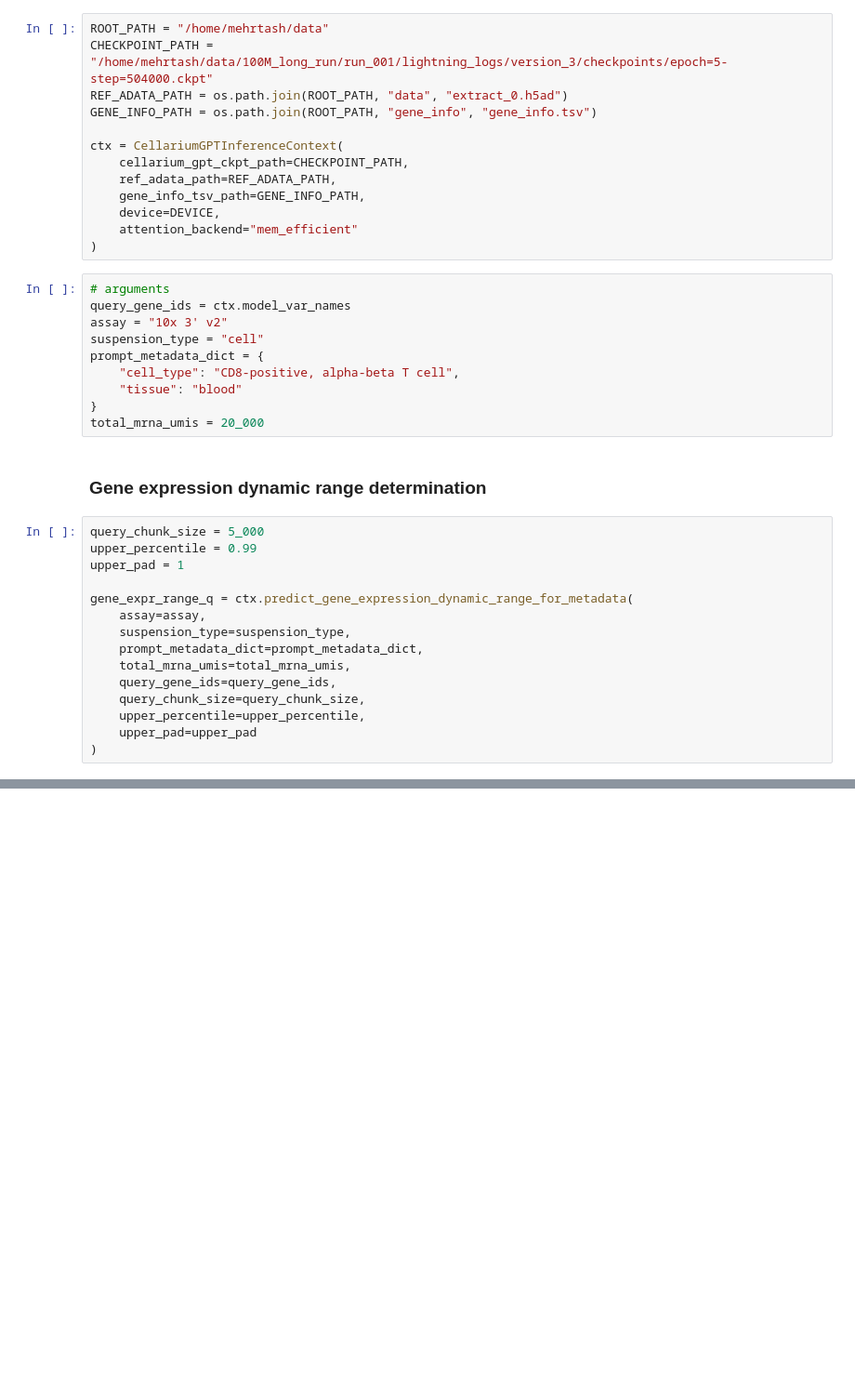
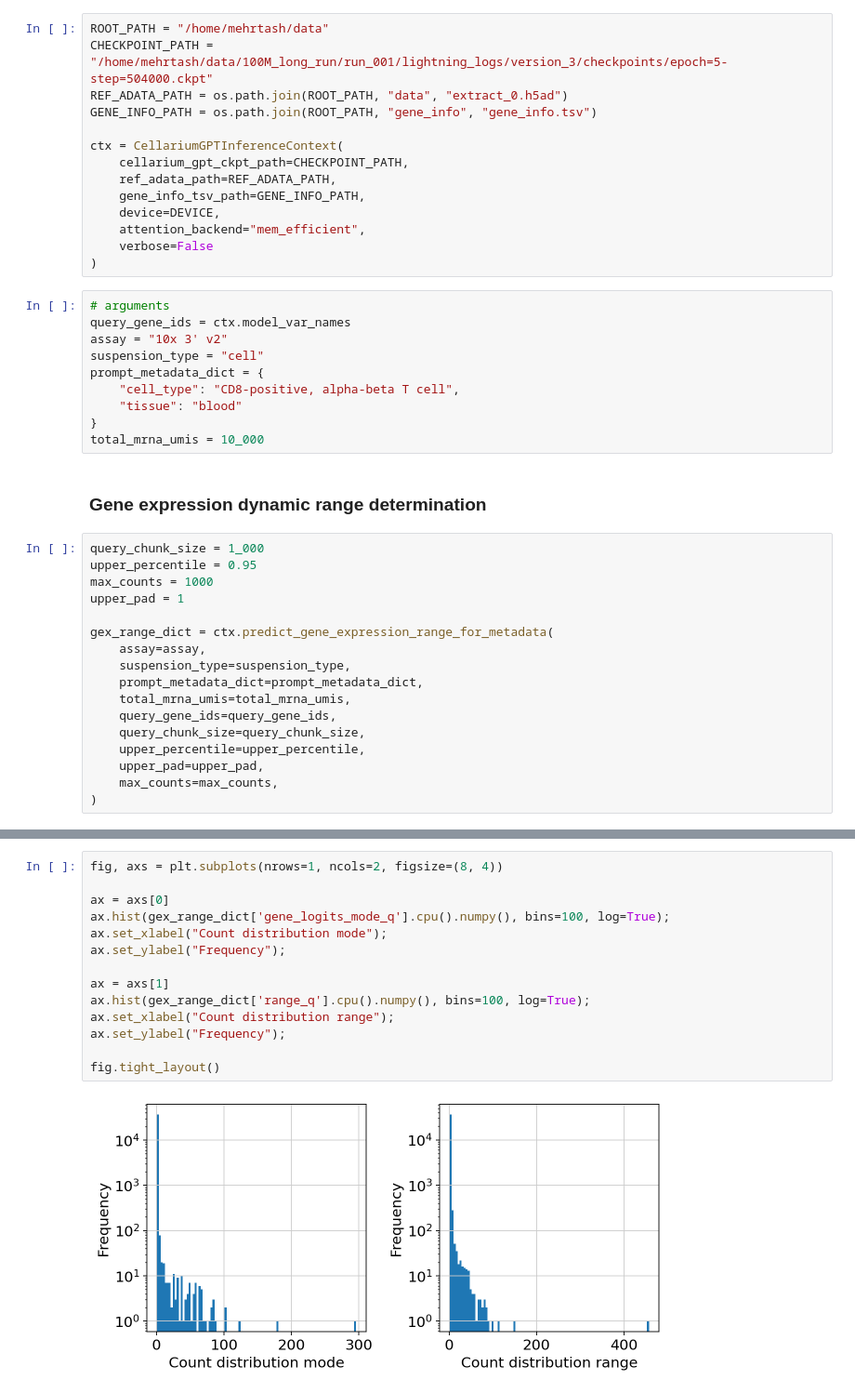
Before and after one commit to cellarium-ai/cellarium-ml, a Jupyter notebook: notebooks/cellariumgpt_inference/09_linear_response_by_cell_type_prompting.ipynb, the cells around one changed output, grey strips where cells are left out. Shown at 93% size. Cells and saved outputs as stored; diff of their text form; blank space fills up the shorter version.

```diff
--- a/notebooks/cellariumgpt_inference/09_linear_response_by_cell_type_prompting.ipynb
+++ b/notebooks/cellariumgpt_inference/09_linear_response_by_cell_type_prompting.ipynb
@@ -30,7 +27,8 @@ ctx = CellariumGPTInferenceContext(
     ref_adata_path=REF_ADATA_PATH,
     gene_info_tsv_path=GENE_INFO_PATH,
     device=DEVICE,
-    attention_backend="mem_efficient"
+    attention_backend="mem_efficient",
+    verbose=False
 )
 # %%
 # arguments
@@ -41,15 +39,16 @@ prompt_metadata_dict = {
     "cell_type": "CD8-positive, alpha-beta T cell",
     "tissue": "blood"
 }
-total_mrna_umis = 20_000
+total_mrna_umis = 10_000
 # %% [markdown]
 ### Gene expression dynamic range determination
 # %%
-query_chunk_size = 5_000
-upper_percentile = 0.99
+query_chunk_size = 1_000
+upper_percentile = 0.95
+max_counts = 1000
 upper_pad = 1
 
-gene_expr_range_q = ctx.predict_gene_expression_dynamic_range_for_metadata(
+gex_range_dict = ctx.predict_gene_expression_range_for_metadata(
     assay=assay,
     suspension_type=suspension_type,
     prompt_metadata_dict=prompt_metadata_dict,
@@ -57,5 +56,6 @@ gene_expr_range_q = ctx.predict_gene_expression_dynamic_range_for_metadata(
     query_gene_ids=query_gene_ids,
     query_chunk_size=query_chunk_size,
     upper_percentile=upper_percentile,
-    upper_pad=upper_pad
+    upper_pad=upper_pad,
+    max_counts=max_counts,
 )
@@ -95,0 +62,16 @@ ENSG00000229117: 1110, RPL41
+# %%
+fig, axs = plt.subplots(nrows=1, ncols=2, figsize=(8, 4))
+
+ax = axs[0]
+ax.hist(gex_range_dict['gene_logits_mode_q'].cpu().numpy(), bins=100, log=True);
+ax.set_xlabel("Count distribution mode");
+ax.set_ylabel("Frequency");
+
+ax = axs[1]
+ax.hist(gex_range_dict['range_q'].cpu().numpy(), bins=100, log=True);
+ax.set_xlabel("Count distribution range");
+ax.set_ylabel("Frequency");
+
+fig.tight_layout()
+# %% [output]
+[figure, added]
```
Also changed, not shown: parts of 11 cells of this notebook, 1 other file.
